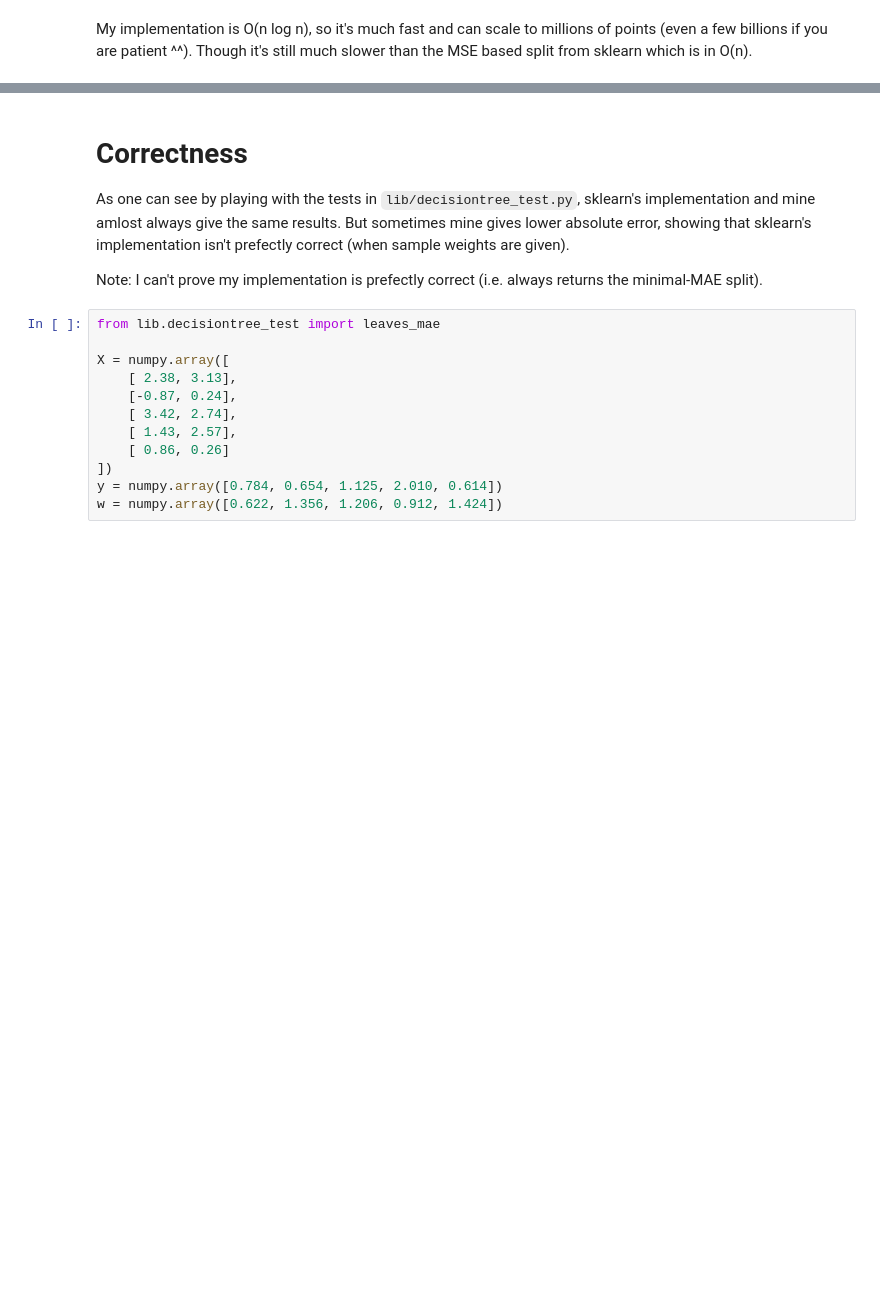
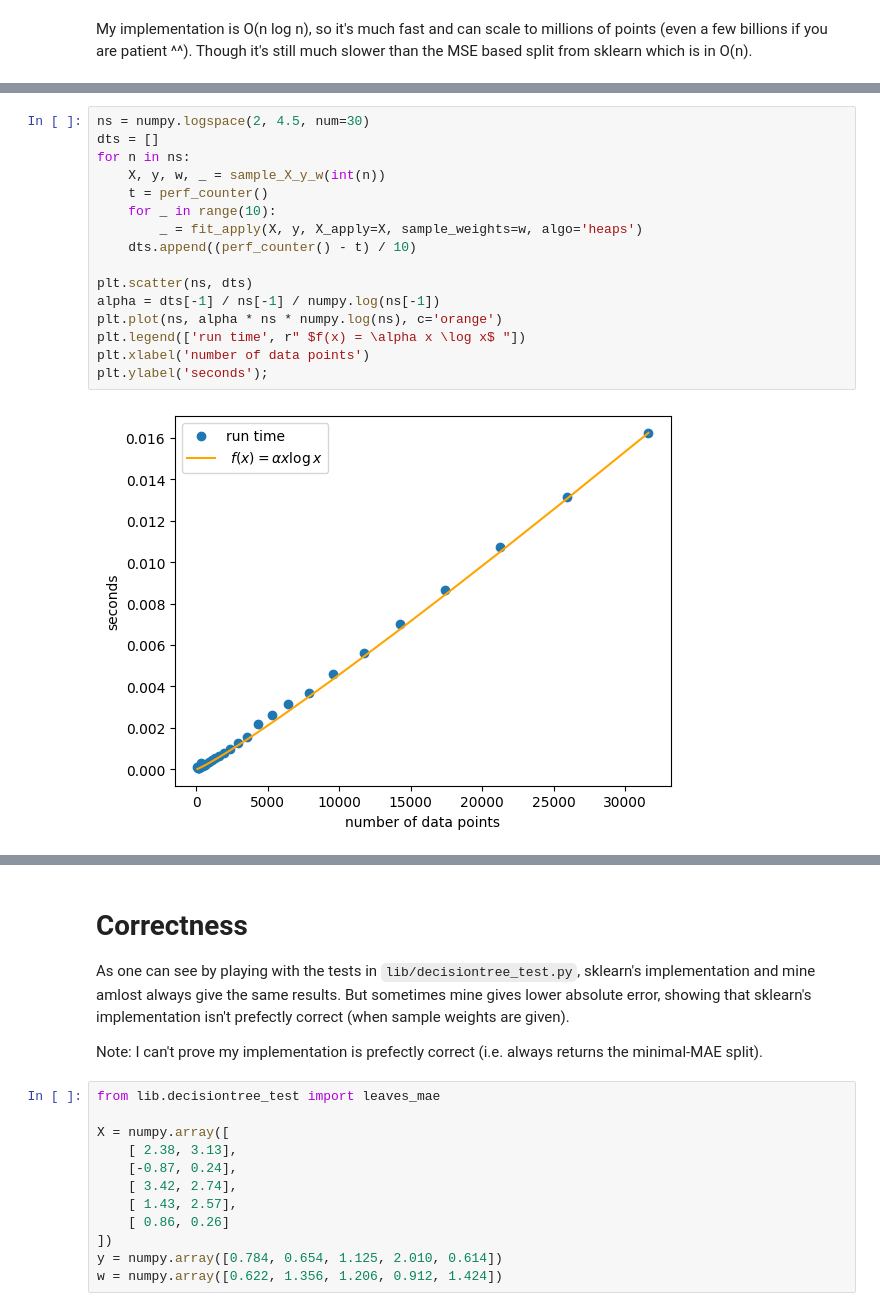
Before and after one commit to cakedev0/fast-mae-split, a Jupyter notebook: demo.ipynb, the cells around one changed output, grey strips where cells are left out. Drawn from its saved outputs; the diff is of its cells as text; blank space fills up the shorter version.

```diff
--- a/demo.ipynb
+++ b/demo.ipynb
@@ -56,3 +56,21 @@ Wall time: 840 ms
+# %%
+ns = numpy.logspace(2, 4.5, num=30)
+dts = []
+for n in ns:
+    X, y, w, _ = sample_X_y_w(int(n))
+    t = perf_counter()
+    for _ in range(10):
+        _ = fit_apply(X, y, X_apply=X, sample_weights=w, algo='heaps')
+    dts.append((perf_counter() - t) / 10)
+
+plt.scatter(ns, dts)
+alpha = dts[-1] / ns[-1] / numpy.log(ns[-1])
+plt.plot(ns, alpha * ns * numpy.log(ns), c='orange')
+plt.legend(['run time', r" $f(x) = \alpha x \log x$ "])
+plt.xlabel('number of data points')
+plt.ylabel('seconds');
+# %% [output]
+[figure, added]
 # %%
 %%time
 reg = DecisionTreeRegressor(max_depth=1, criterion='squared_error')
```
Also changed, not shown: parts of 10 cells of this notebook, 18 other files.
